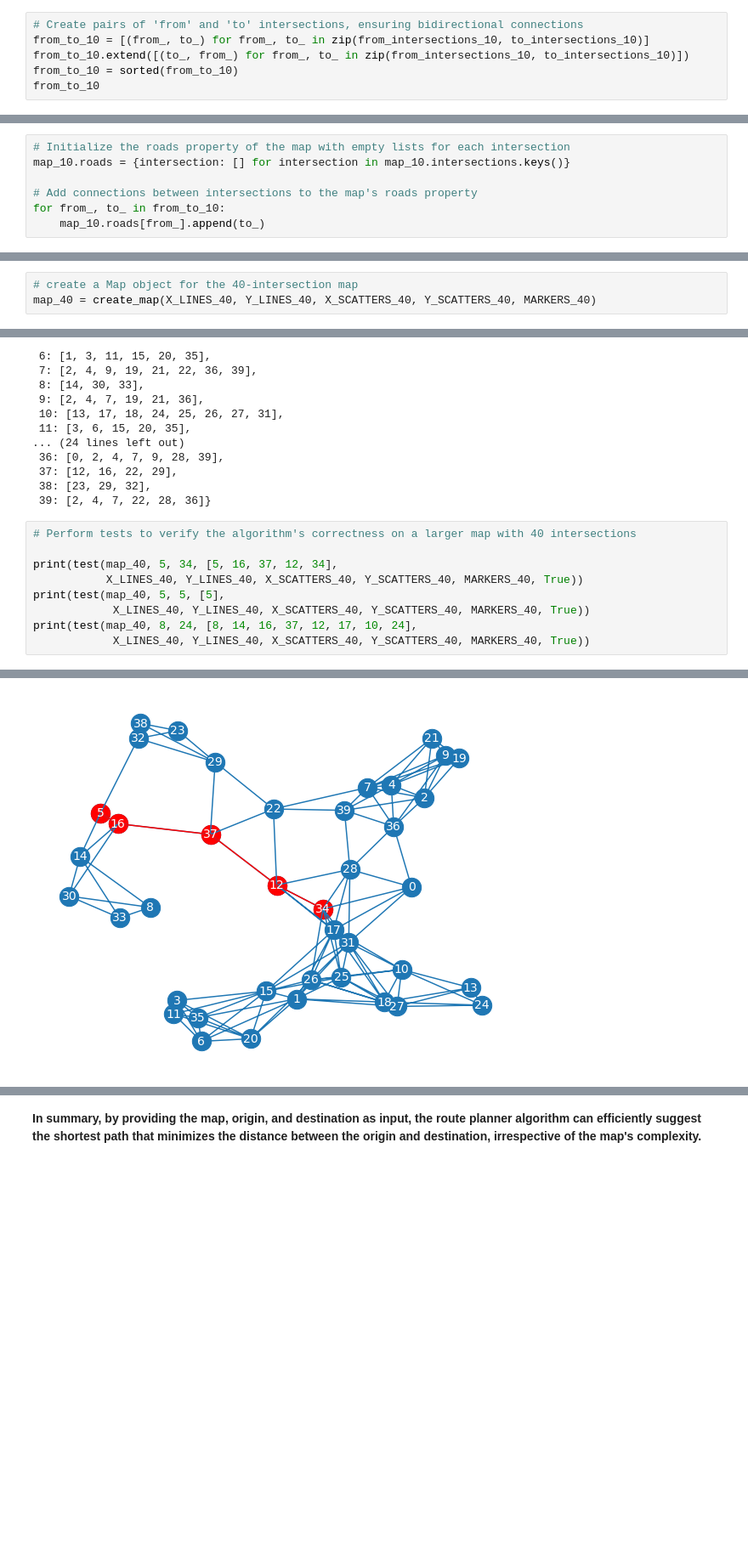
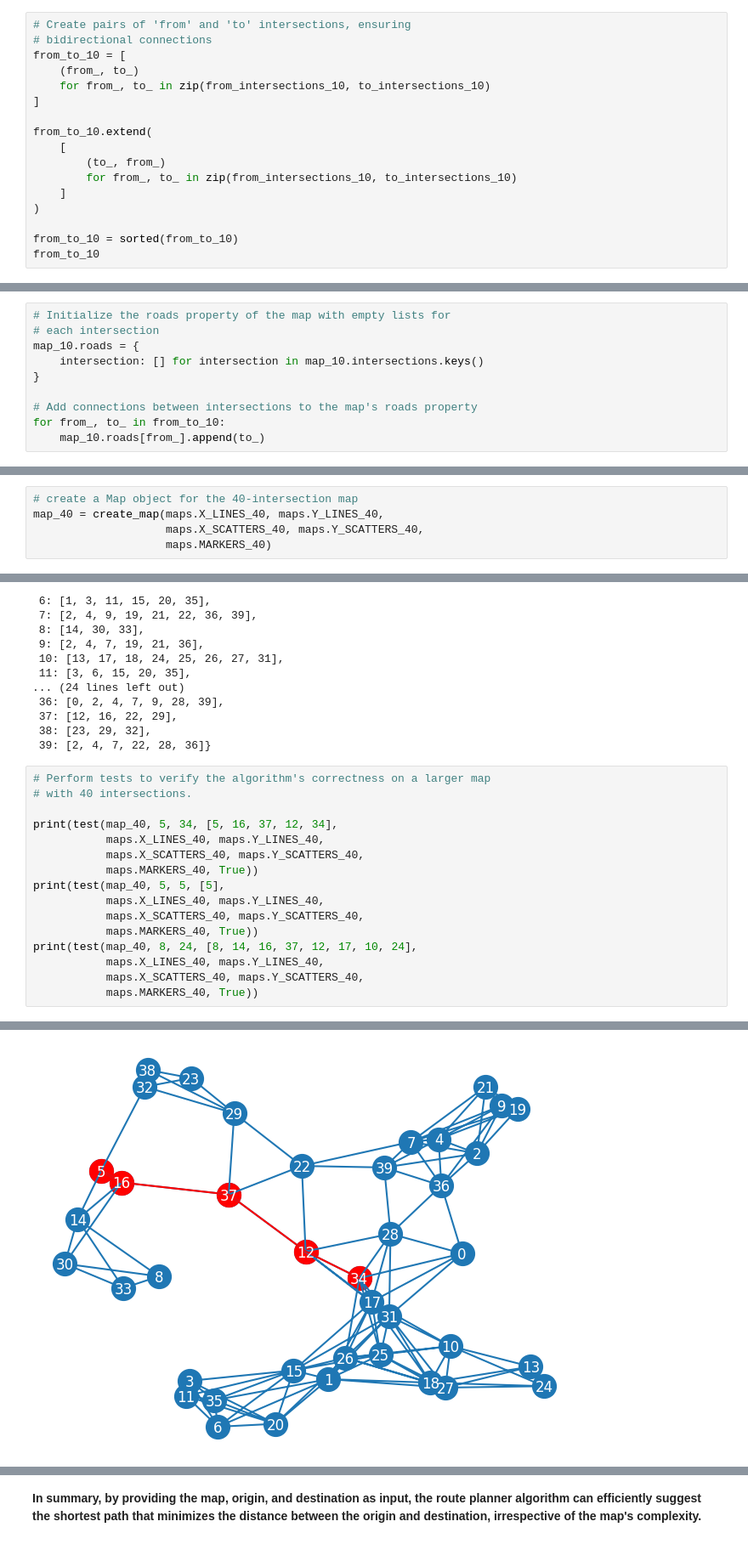
Before and after one commit to MaxineXiong/Google-Maps-Style-Route-Planner, a Jupyter notebook: Google_Maps_Style_Route_Planner.ipynb, the cells around one changed output, grey strips where cells are left out. Shown at 85% size. Cells and saved outputs as stored; diff of their text form; blank space fills up the shorter version.

```diff
--- a/Google_Maps_Style_Route_Planner.ipynb
+++ b/Google_Maps_Style_Route_Planner.ipynb
@@ -143,9 +160,20 @@ print(to_intersections_10)
 [0, 0, 0, 1, 1, 1, 2, 2, 3, 3, 5, 8]
 [7, 6, 5, 4, 3, 2, 4, 3, 5, 4, 7, 9]
 # %%
-# Create pairs of 'from' and 'to' intersections, ensuring bidirectional connections
-from_to_10 = [(from_, to_) for from_, to_ in zip(from_intersections_10, to_intersections_10)]
-from_to_10.extend([(to_, from_) for from_, to_ in zip(from_intersections_10, to_intersections_10)])
+# Create pairs of 'from' and 'to' intersections, ensuring
+# bidirectional connections
+from_to_10 = [
+    (from_, to_)
+    for from_, to_ in zip(from_intersections_10, to_intersections_10)
+]
+
+from_to_10.extend(
+    [
+        (to_, from_)
+        for from_, to_ in zip(from_intersections_10, to_intersections_10)
+    ]
+)
+
 from_to_10 = sorted(from_to_10)
 from_to_10
 # %% [output]
@@ -167,8 +195,11 @@ from_to_10
  (8, 9),
  (9, 8)]
 # %%
-# Initialize the roads property of the map with empty lists for each intersection
-map_10.roads = {intersection: [] for intersection in map_10.intersections.keys()}
+# Initialize the roads property of the map with empty lists for
+# each intersection
+map_10.roads = {
+    intersection: [] for intersection in map_10.intersections.keys()
+}
 
 # Add connections between intersections to the map's roads property
 for from_, to_ in from_to_10:
@@ -403,6 +497,8 @@ plt.show()
 # %%
 # create a Map object for the 40-intersection map
-map_40 = create_map(X_LINES_40, Y_LINES_40, X_SCATTERS_40, Y_SCATTERS_40, MARKERS_40)
+map_40 = create_map(maps.X_LINES_40, maps.Y_LINES_40,
+                    maps.X_SCATTERS_40, maps.Y_SCATTERS_40,
+                    maps.MARKERS_40)
 # %%
 map_40.intersections
 # %% [output]
@@ -444,12 +540,19 @@ map_40.roads
  38: [23, 29, 32],
  39: [2, 4, 7, 22, 28, 36]}
 # %%
-# Perform tests to verify the algorithm's correctness on a larger map with 40 intersections
+# Perform tests to verify the algorithm's correctness on a larger map
+# with 40 intersections.
 
 print(test(map_40, 5, 34, [5, 16, 37, 12, 34],
-           X_LINES_40, Y_LINES_40, X_SCATTERS_40, Y_SCATTERS_40, MARKERS_40, True))
+           maps.X_LINES_40, maps.Y_LINES_40,
+           maps.X_SCATTERS_40, maps.Y_SCATTERS_40,
+           maps.MARKERS_40, True))
 print(test(map_40, 5, 5, [5],
-            X_LINES_40, Y_LINES_40, X_SCATTERS_40, Y_SCATTERS_40, MARKERS_40, True))
+           maps.X_LINES_40, maps.Y_LINES_40,
+           maps.X_SCATTERS_40, maps.Y_SCATTERS_40,
+           maps.MARKERS_40, True))
 print(test(map_40, 8, 24, [8, 14, 16, 37, 12, 17, 10, 24],
-            X_LINES_40, Y_LINES_40, X_SCATTERS_40, Y_SCATTERS_40, MARKERS_40, True))
+           maps.X_LINES_40, maps.Y_LINES_40,
+           maps.X_SCATTERS_40, maps.Y_SCATTERS_40,
+           maps.MARKERS_40, True))
 # %% [output]
@@ -457,4 +560,4 @@ print(test(map_40, 8, 24, [8, 14, 16, 37, 12, 17, 10, 24],
 Start: 5        Goal: 34        Shortest Path By My Algorithm: [5, 16, 37, 12, 34]              Actual Shortest Path: [5, 16, 37, 12, 34]
 Shortest Distance By My Algorithm: 0.5987679064881427
-[figure, old version]
+[figure, new version]
 Test Result: Pass
```
Also changed, not shown: parts of 13 cells of this notebook.
